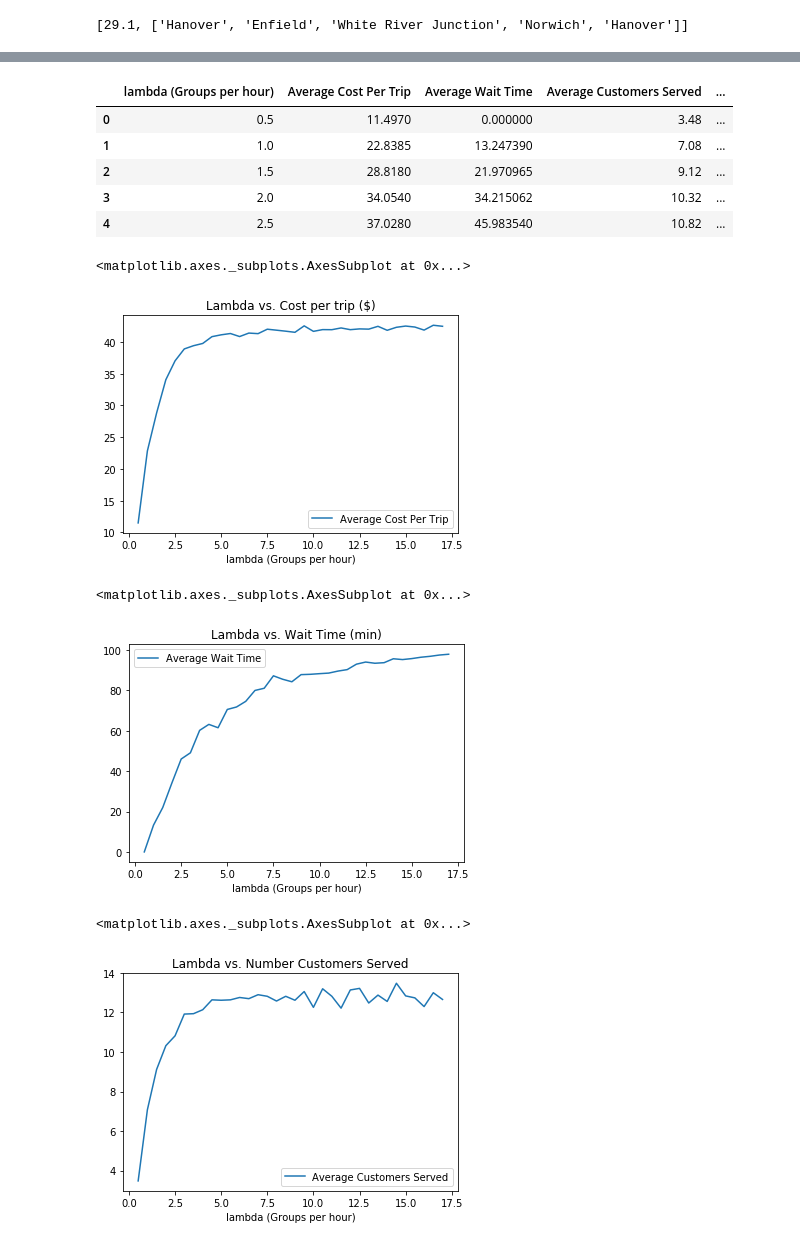
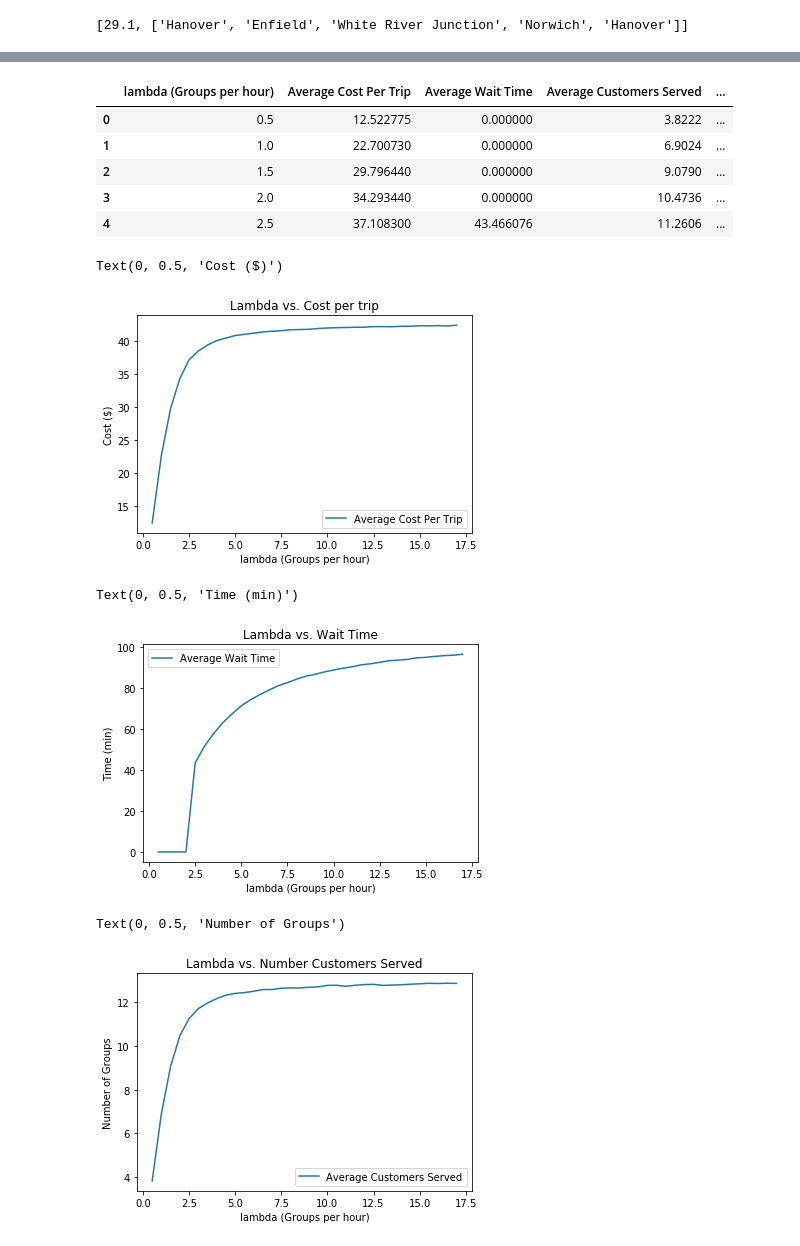
Before and after one commit to yakaboskic/engs103Project, a Jupyter notebook: van/nb-VanPool.ipynb, the cells around one changed output, grey strips where cells are left out. Drawn from its saved outputs; the diff is of its cells as text; code cells hidden in the pictures.

```diff
--- a/van/nb-VanPool.ipynb
+++ b/van/nb-VanPool.ipynb
@@ -219,10 +230,11 @@ results = simulation(10000)
 # %%
-lambdas = range(1, 35, 1)
+lambdas = np.linspace(1, 34, 34)
 r = []
-for lamb in lambdas:
+for i, lamb in enumerate(lambdas):
+    print('On simulation:',i)
     lamb = lamb/2
     AVG_ARRIVALS_HR = lamb
-    results = simulation(100)
+    results = simulation(10000)
     avg_cost = np.average([entry[0] for entry in results])
     avg_waitTime = np.average([np.average(entry[1]) for entry in results])
     avg_served = np.average([len(entry[1]) for entry in results])
@@ -235,26 +271,29 @@ data.columns = ['lambda (Groups per hour)', 'Average Cost Per Trip',
 data.head()
 # %% [output]
 |  | lambda (Groups per hour) | Average Cost Per Trip | Average Wait Time | Average Customers Served | ... |
-| 0 | 0.5 | 11.4970 | 0.000000 | 3.48 | ... |
-| 1 | 1.0 | 22.8385 | 13.247390 | 7.08 | ... |
-| 2 | 1.5 | 28.8180 | 21.970965 | 9.12 | ... |
-| 3 | 2.0 | 34.0540 | 34.215062 | 10.32 | ... |
-| 4 | 2.5 | 37.0280 | 45.983540 | 10.82 | ... |
+| 0 | 0.5 | 12.522775 | 0.000000 | 3.8222 | ... |
+| 1 | 1.0 | 22.700730 | 0.000000 | 6.9024 | ... |
+| 2 | 1.5 | 29.796440 | 0.000000 | 9.0790 | ... |
+| 3 | 2.0 | 34.293440 | 0.000000 | 10.4736 | ... |
+| 4 | 2.5 | 37.108300 | 43.466076 | 11.2606 | ... |
 # %%
-data.plot(x=0, y=1, kind='line', title='Lambda vs. Cost per trip ($)')
+ax = data.plot(x=0, y=1, kind='line', title='Lambda vs. Cost per trip')
+ax.set_ylabel('Cost ($)')
 # %% [output]
-<matplotlib.axes._subplots.AxesSubplot at 0x...>
+Text(0, 0.5, 'Cost ($)')
-[figure, old version]
+[figure, new version]
 # %%
-data.plot(x=0, y=2, kind='line', title='Lambda vs. Wait Time (min)')
+ax = data.plot(x=0, y=2, kind='line', title='Lambda vs. Wait Time')
+ax.set_ylabel('Time (min)')
 # %% [output]
-<matplotlib.axes._subplots.AxesSubplot at 0x...>
+Text(0, 0.5, 'Time (min)')
-[figure, old version]
+[figure, new version]
 # %%
-data.plot(x=0, y=3, kind='line', title='Lambda vs. Number Customers Served')
+ax = data.plot(x=0, y=3, kind='line', title='Lambda vs. Number Customers Served')
+ax.set_ylabel('Number of Groups')
 # %% [output]
-<matplotlib.axes._subplots.AxesSubplot at 0x...>
+Text(0, 0.5, 'Number of Groups')
-[figure, old version]
+[figure, new version]
 # %%
 van_cost = 30000
 hours_per_day = 4
```
Also changed, not shown: parts of 13 cells of this notebook, 1 other file.
